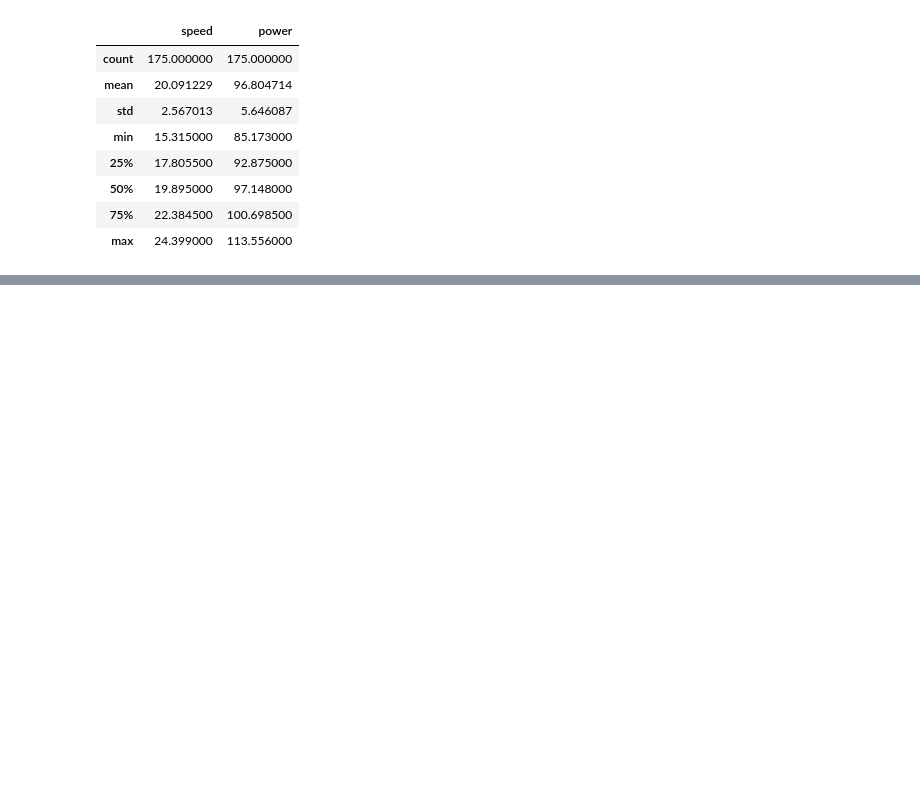
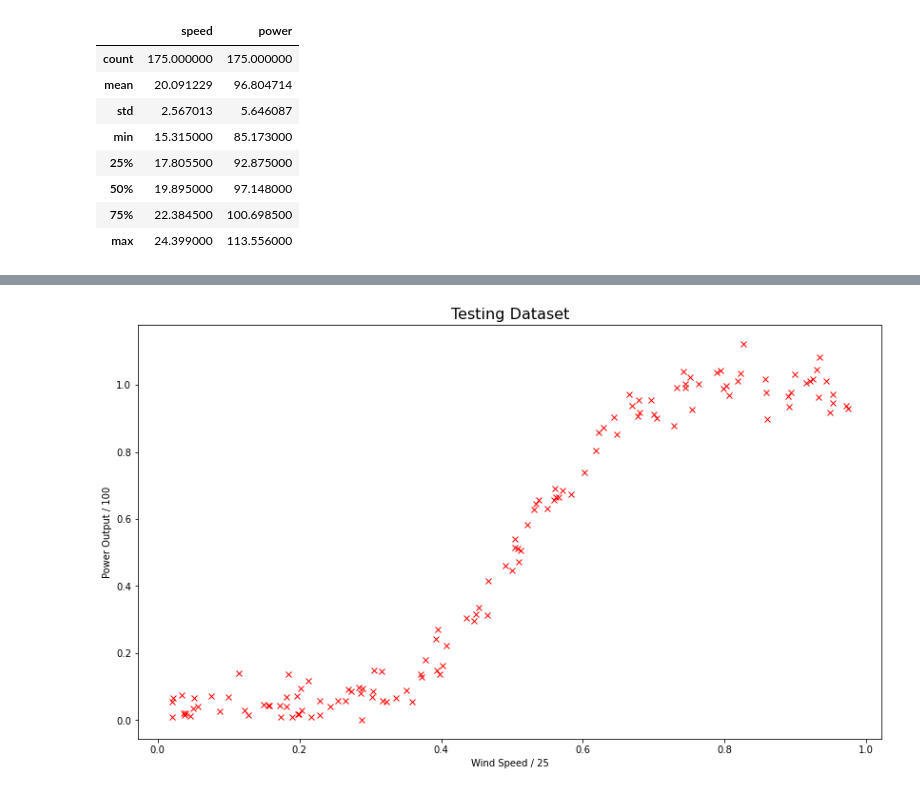
Before and after one commit to markcot/ProjMachLearn, a Jupyter notebook: Project.ipynb, the cells around one changed output, grey strips where cells are left out. Saved outputs shown, nothing was run; the diff lists cells and outputs as text; code cells hidden in the pictures; blank space fills up the shorter version.

```diff
--- a/Project.ipynb
+++ b/Project.ipynb
@@ -450,3 +487,10 @@ After the 0.000 kW power outliers are removed, the dataset appears to give a ver
+# %%
+plt.plot(test['speed'], test['power'], 'rx')
+plt.title("Testing Dataset", fontsize = 16)
+plt.xlabel("Wind Speed / 25")
+plt.ylabel("Power Output / 100");
+# %% [output]
+[figure, added]
 # %% [markdown]
 ### Reference
 
```
Also changed, not shown: parts of 10 cells of this notebook, 1 other file.
